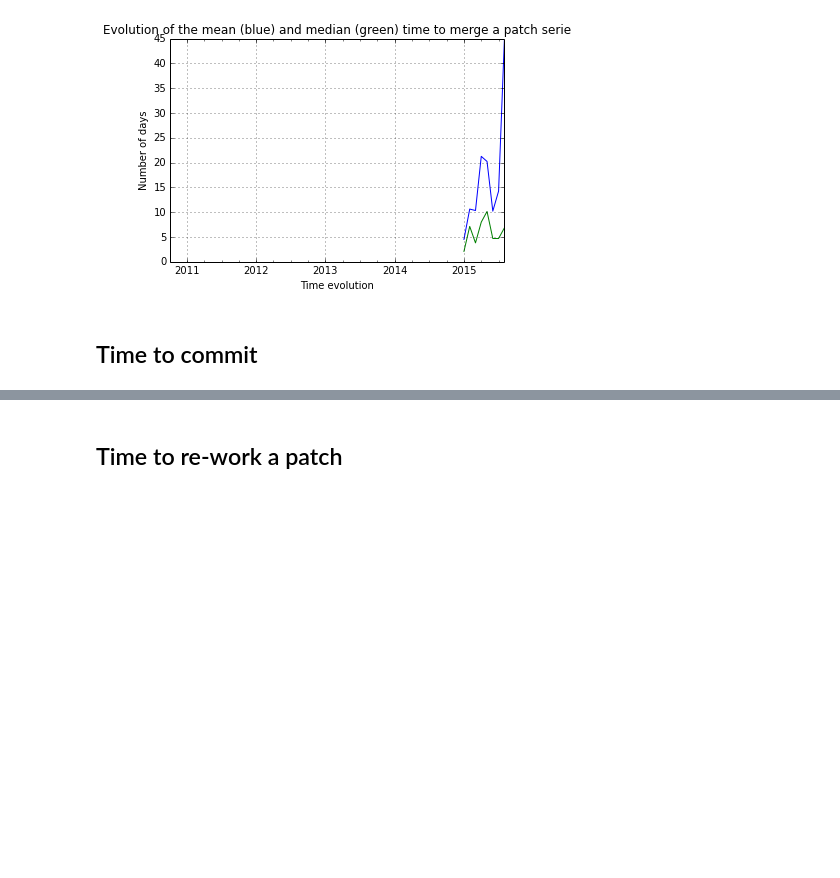
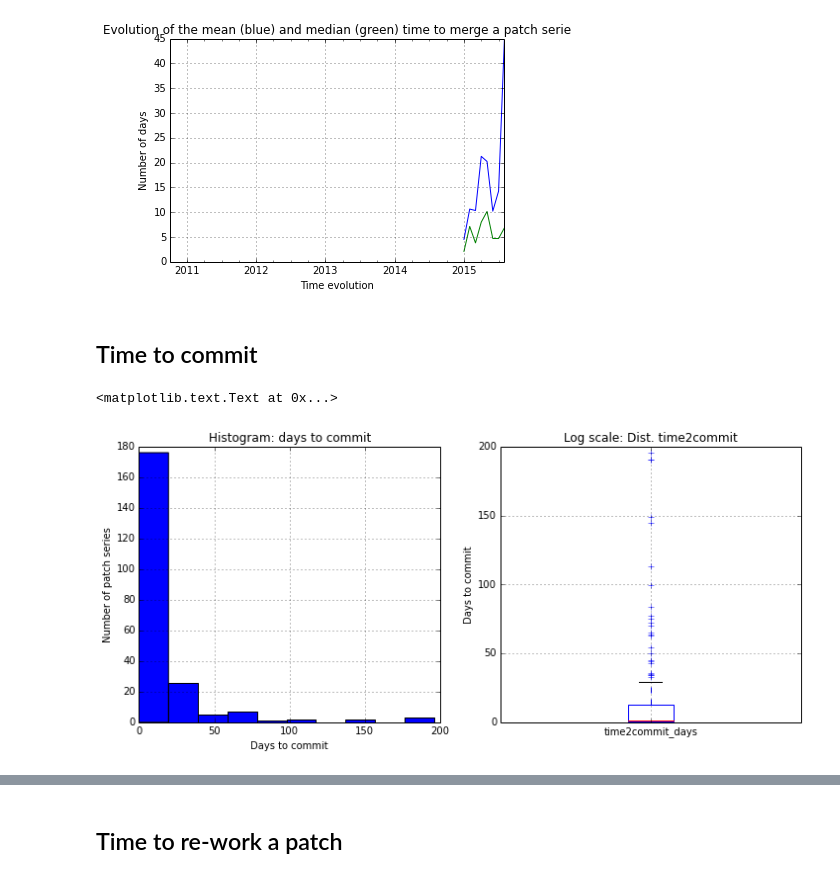
Before and after one commit to dicortazar/ipython-notebooks, a Jupyter notebook: projects/xen-analysis/Code-Review-Metrics.ipynb, the cells around one changed output, grey strips where cells are left out. Saved outputs shown, nothing was run; the diff lists cells and outputs as text; code cells hidden in the pictures; blank space fills up the shorter version.

Commit message:
[xen] All time2*** analysis ready to go

```diff
--- a/projects/xen-analysis/Code-Review-Metrics.ipynb
+++ b/projects/xen-analysis/Code-Review-Metrics.ipynb
@@ -272,7 +272,7 @@ time2mergeTS_chart.set_title("Evolution of the mean (blue) and median (green) ti
 query = """ SELECT psv.ps_id as patch_serie,
                    TIMESTAMPDIFF(SECOND, MAX(c.date), MAX(commits.committer_date)) as time2commit,
                    MAX(c.date) as last_comment_date,
-                   MAX(commits.committer_date) as merge_time
+                   MAX(commits.committer_date) as commit_time
             FROM patch_series_version psv,
                  patches p,
                  comments c,
@@ -280,5 +280,29 @@ query = """ SELECT psv.ps_id as patch_serie,
             WHERE psv.id = p.ps_version_id AND
                   p.commit_id = commits.id AND
                   p.id=c.patch_id
-            GROUP BY psv.ps_id """
+            GROUP BY psv.ps_id
+            HAVING time2commit >= 0"""
 time2commit = execute_query(cursor, query)
+# %%
+time2commit_list = list(time2commit)
+time2commit_df = DataFrame(time2commit_list, columns=["patch_serie", "time2commit", "last_comment_date", "commit_time"])
+fig, axs = plt.subplots(1,2, figsize=(12,5))
+
+
+#Migrate seconds to days
+time2commit_df["time2commit_days"] = (time2commit_df["time2commit"]/3600)/24
+
+
+hist_chart = time2commit_df["time2commit_days"].plot(kind="hist", ax=axs[0])
+boxplot_chart = time2commit_df["time2commit_days"].plot(kind="box", ax=axs[1])
+
+#chart labels
+hist_chart.set_xlabel("Days to commit")
+hist_chart.set_ylabel("Number of patch series")
+hist_chart.set_title("Histogram: days to commit")
+
+boxplot_chart.set_ylabel("Days to commit")
+boxplot_chart.set_title("Log scale: Dist. time2commit")
+# %% [output]
+<matplotlib.text.Text at 0x...>
+[figure, added]
```
Also changed, not shown: parts of 8 cells of this notebook.
